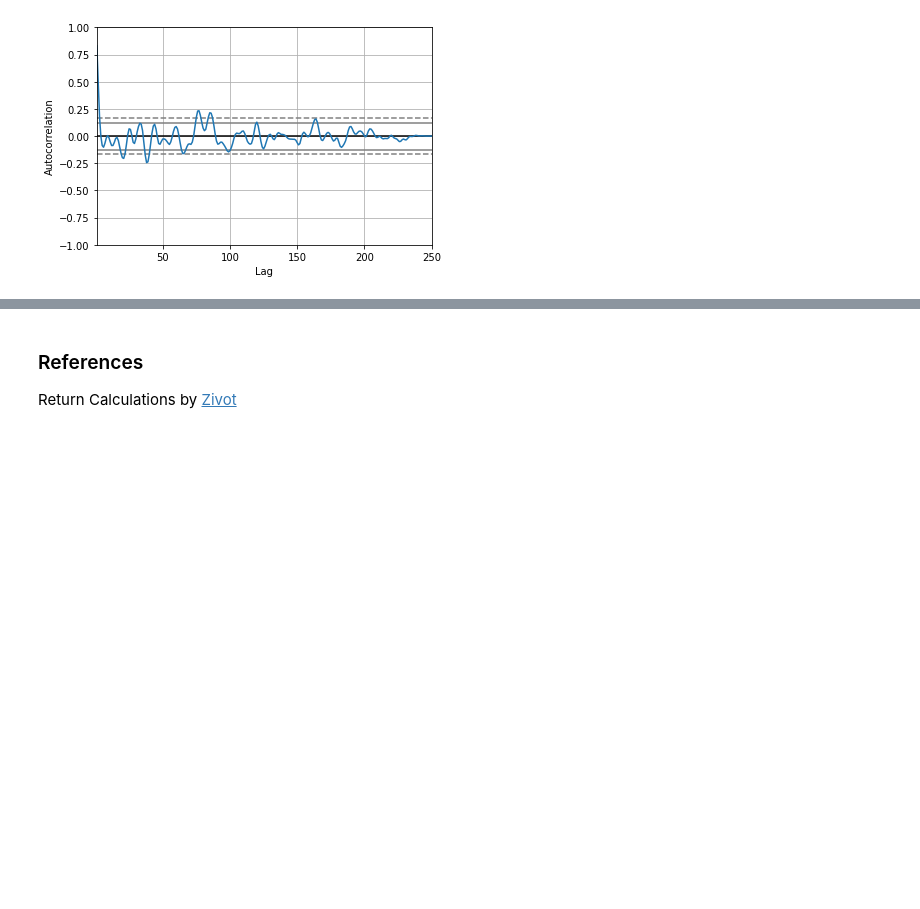
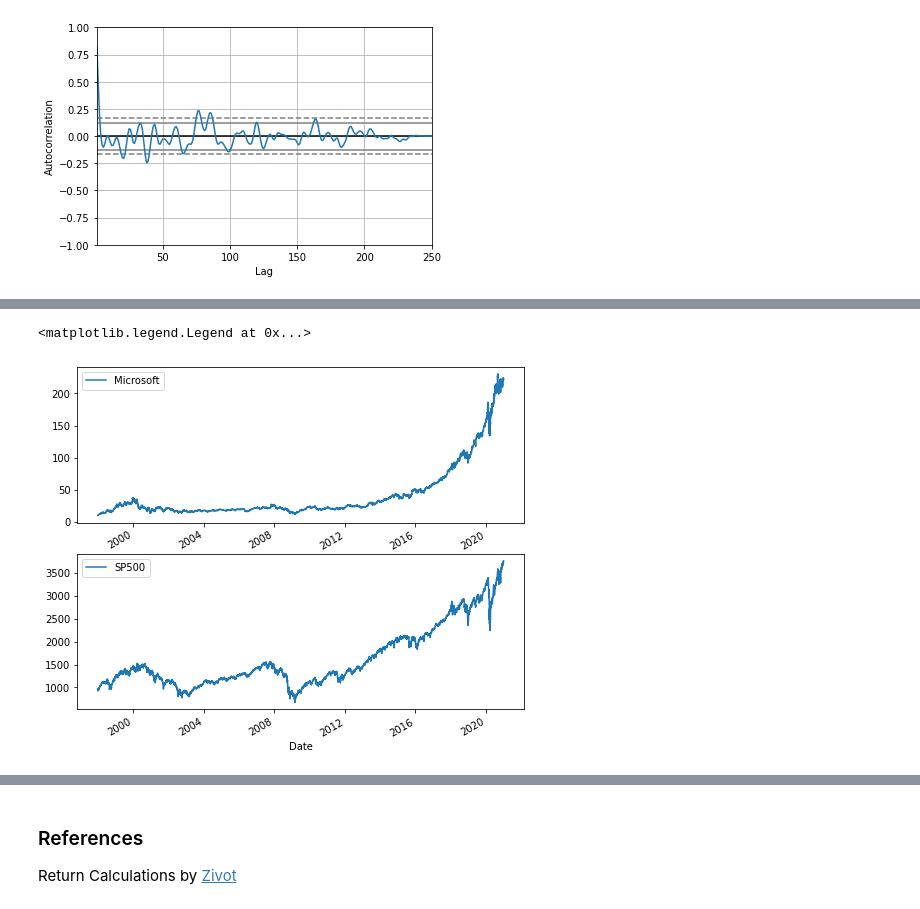
Before and after one commit to oceanumeric/python-finance, a Jupyter notebook: financial_econometrics/financial-time-series.ipynb, the cells around one changed output, grey strips where cells are left out. Saved outputs shown, nothing was run; the diff lists cells and outputs as text; code cells hidden in the pictures; blank space fills up the shorter version.

```diff
--- a/financial_econometrics/financial-time-series.ipynb
+++ b/financial_econometrics/financial-time-series.ipynb
@@ -484,0 +543,3 @@ autocorrelation_plot(y)
+# %%
+tickers = ['msft', 'AAPL', '^gspc']
+stocks_price = data.DataReader(tickers, 'yahoo', start_date, end_date)
@@ -484,0 +569,4 @@ autocorrelation_plot(y)
+# %%
+adjclose_price_daily = price_daily['Adj Close']
+adjclose_price_daily.columns = ['msft', 'AAPL', 'SP500']
+adjclose_price_daily
@@ -484,0 +588,9 @@ autocorrelation_plot(y)
+# %%
+fig, axes = plt.subplots(2, 1, figsize=(8, 7))
+adjclose_price_daily['msft'].plot(ax=axes[0], label='Microsoft')
+axes[0].legend()
+adjclose_price_daily['SP500'].plot(ax=axes[1], label='SP500')
+axes[1].legend()
+# %% [output]
+<matplotlib.legend.Legend at 0x...>
+[figure, added]
```
Also changed, not shown: parts of 26 cells of this notebook.
